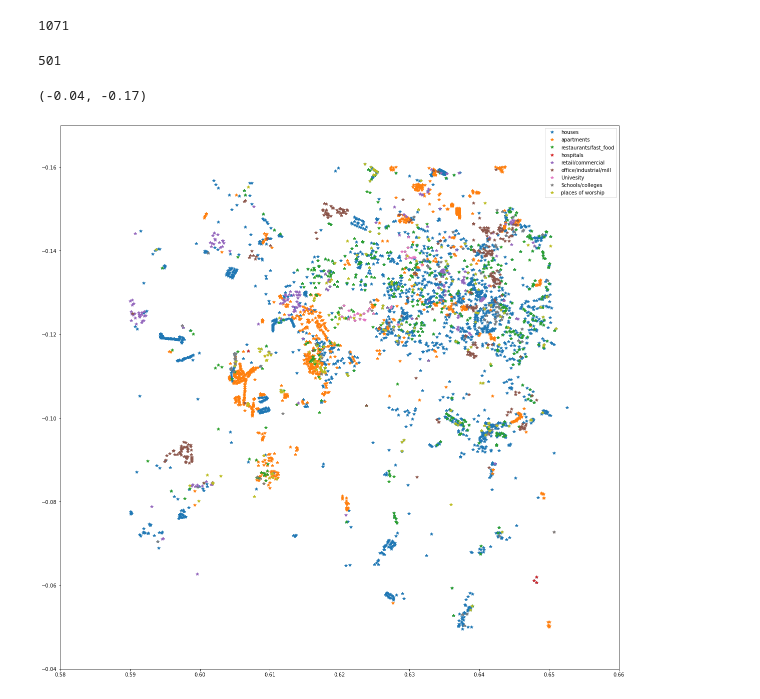
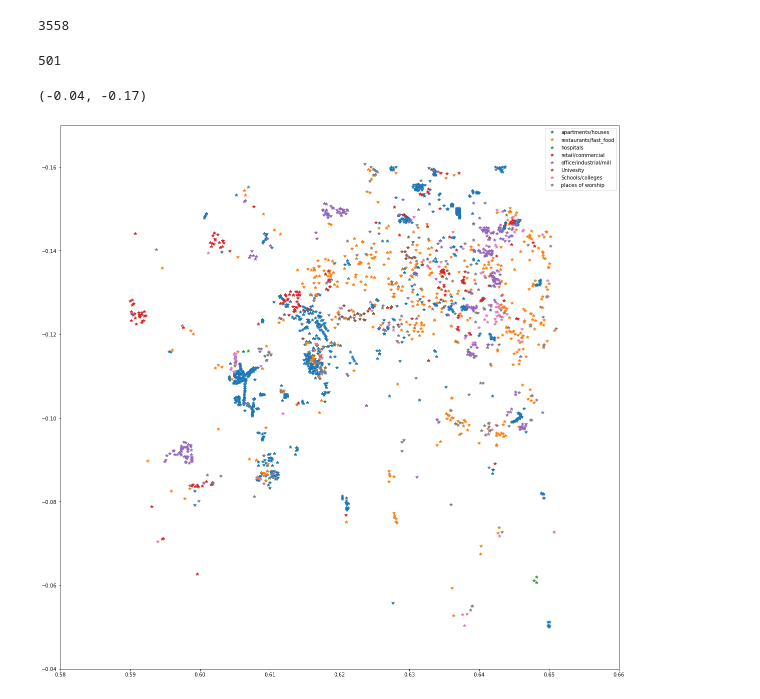
Before and after one commit to madhurya70/Agent_based_modelling, a Jupyter notebook: ABM_CoV19.ipynb, the cells around one changed output. Saved outputs shown, nothing was run; the diff lists cells and outputs as text; code cells hidden in the pictures.

```diff
--- a/ABM_CoV19.ipynb
+++ b/ABM_CoV19.ipynb
@@ -9,24 +9,11 @@ gdf = ox.geometries.geometries_from_bbox(52.6500, 52.5900,-1.0500,-1.1600, tags
 gdf1 = ox.geometries.geometries_from_bbox(52.6500, 52.5900,-1.0500,-1.1600, tags = {'amenity':True})
 # %%
 ## Extracting geographical coordinates for building types and organising them into a list for later use
-lat_houses=[]
-long_houses =[]
-new_abc1 = pd.read_csv('abc1.csv')
-for i in range(5194):
-   if( new_abc1['building'][i]=='yes' and new_abc1['name'][i]=='0'):
-        x = new_abc1['geometry'][i]
-        word = ""
-        for e in x:
-            word+= str(e)
-        list1 =[]
-        list1 = word.split(",")
-        long_houses.append(float(list1[0]))
-        lat_houses.append(float(list1[1]))
 lat_apartments=[]
 long_apartments =[]
 new_abc1 = pd.read_csv('abc1.csv')
 for i in range(5194):
-   if( new_abc1['building'][i]=='apartments' or new_abc1['building'][i]=='residential' or new_abc1['building'][i]=='house' or new_abc1['building'][i]=='terrace'):
+   if( ( new_abc1['building'][i]=='yes' and new_abc1['name'][i]=='0') or new_abc1['building'][i]=='apartments' or new_abc1['building'][i]=='residential' or new_abc1['building'][i]=='house' or new_abc1['building'][i]=='terrace'):
         x = new_abc1['geometry'][i]
         word = ""
         for e in x:
@@ -90,7 +77,7 @@ for i in range(5194):
 
 len(lat_apartments)
 # %% [output]
-1071
+3558
 # %%
 ## Extracting geographical coordinates for building types and organising them into a list for later use
 lat_restaurants=[]
@@ -148,14 +135,8 @@ len(lat_restaurants)
 501
 # %%
 ## Moving the extracted geographical information into numpy arrays
-x_lat0 = np.zeros(shape =(2487))
-x_long0 = np.zeros(shape =(2487))
-for i in range(len(long_houses)):
-    x_long0[i] = (float(long_houses[i]) +1)
-for i in range(len(long_houses)):
-    x_lat0[i] = (float(lat_houses[i]) -52)
-x_lat = np.zeros(shape =(1071))
-x_long = np.zeros(shape =(1071))
+x_lat = np.zeros(shape =(3558))
+x_long = np.zeros(shape =(3558))
 for i in range(len(long_apartments)):
     x_long[i] = (float(long_apartments[i]) +1)
 for i in range(len(long_apartments)):
@@ -205,22 +186,21 @@ for i in range(len(long_worship)):
 # %%
 ##Plotting the extracted geographical information
 from matplotlib.axis import Axis
 plt.figure(figsize=(20,20))
-plt.plot(x_lat0, x_long0, '*', label = "houses")
-plt.plot(x_lat, x_long, '*', label = "apartments")
+plt.plot(x_lat, x_long, '*', label = "apartments/houses")
 plt.plot(x_lat1, x_long1, '*', label ="restaurants/fast_food")
 plt.plot(x_lat4, x_long4, '*', label ="hospitals")
 plt.plot(x_lat5, x_long5, '*', label ="retail/commercial")
 plt.plot(x_lat6, x_long6, '*', label ="office/industrial/mill")
 plt.plot(x_lat7, x_long7, '*', label ="Univesity")
 plt.plot(x_lat8, x_long8, '*', label ="Schools/colleges")
 plt.plot(x_lat9, x_long9, '*', label ="places of worship")
 plt.legend()
 plt.xlim(0.58, 0.66)
 plt.ylim(-0.04, -0.17)
 # %% [output]
 (-0.04, -0.17)
-[figure, old version]
+[figure, new version]
 # %%
 ##Code for initializing agents based on their age group, employement and family status , and environment, where an agent's environment depends on the agent's current location.
 import numpy as np
```
Also changed, not shown: parts of 3 cells of this notebook.
